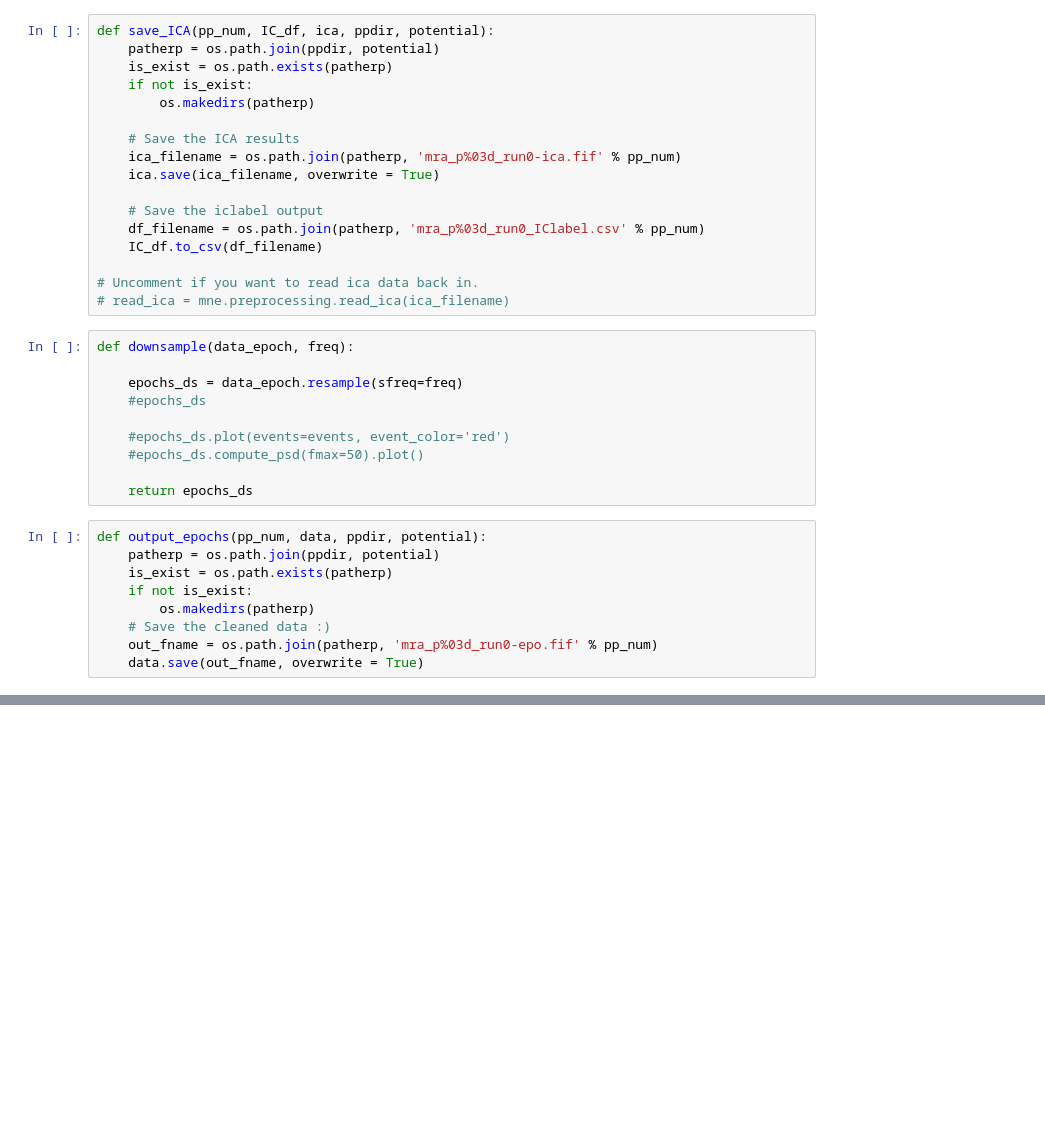
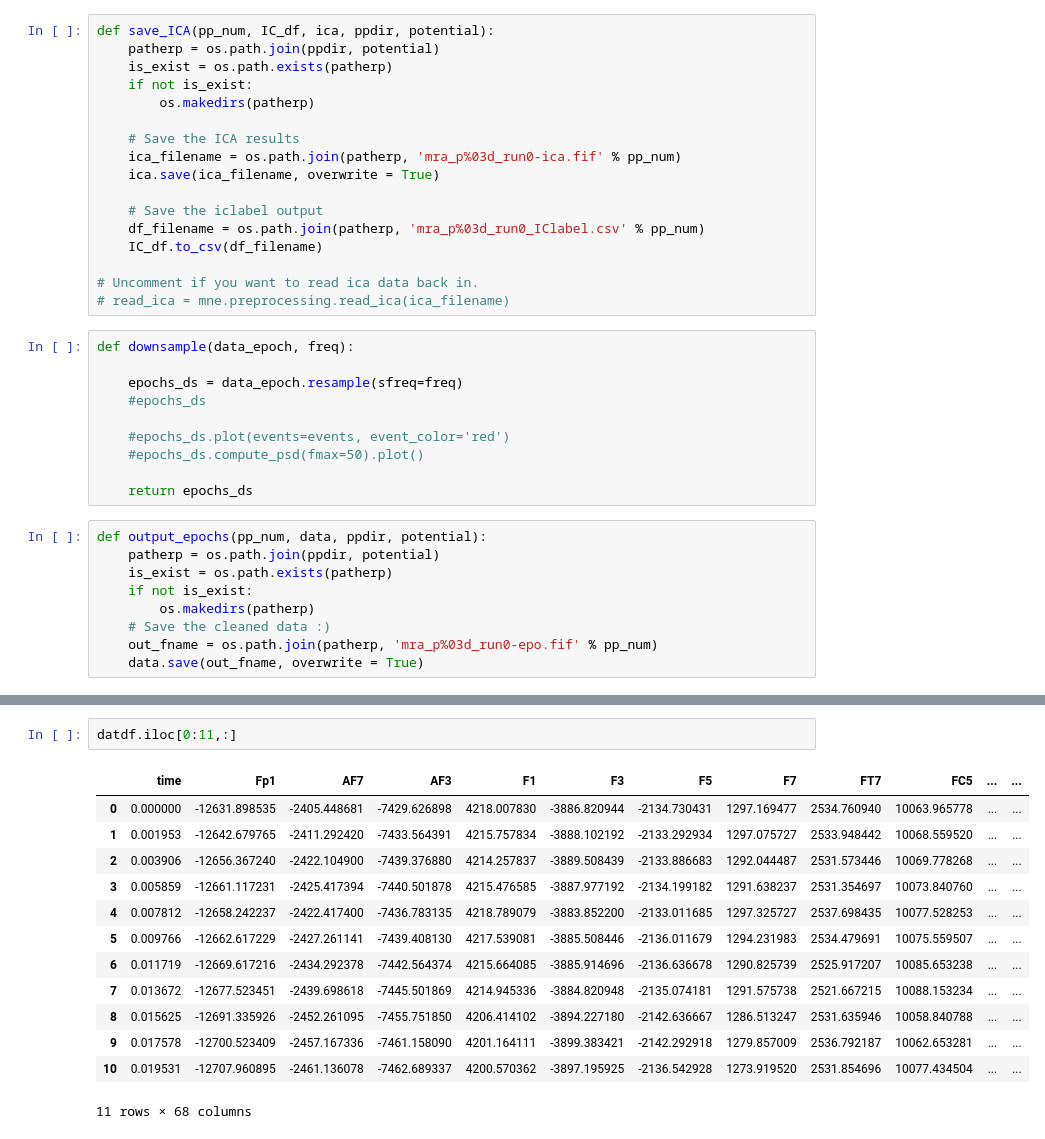
Before and after one commit to rgastrock/MirRevAdaptEEG, a Jupyter notebook: ana/MirRevAdapt_Preprocessing_funcs.ipynb, the cells around one changed output, grey strips where cells are left out. Cells and saved outputs as stored; diff of their text form; blank space fills up the shorter version.

```diff
--- a/ana/MirRevAdapt_Preprocessing_funcs.ipynb
+++ b/ana/MirRevAdapt_Preprocessing_funcs.ipynb
@@ -341,0 +319,16 @@ Writing ICA solution to F:\Documents\Science\MirRevAdaptEEG\data\eeg\p000\lrp\mr
+# %%
+datdf.iloc[0:11,:]
+# %% [output]
+|  | time | Fp1 | AF7 | AF3 | F1 | F3 | F5 | F7 | FT7 | FC5 | ... | ... |
+| 0 | 0.000000 | -12631.898535 | -2405.448681 | -7429.626898 | 4218.007830 | -3886.820944 | -2134.730431 | 1297.169477 | 2534.760940 | 10063.965778 | ... | ... |
+| 1 | 0.001953 | -12642.679765 | -2411.292420 | -7433.564391 | 4215.757834 | -3888.102192 | -2133.292934 | 1297.075727 | 2533.948442 | 10068.559520 | ... | ... |
+| 2 | 0.003906 | -12656.367240 | -2422.104900 | -7439.376880 | 4214.257837 | -3889.508439 | -2133.886683 | 1292.044487 | 2531.573446 | 10069.778268 | ... | ... |
+| 3 | 0.005859 | -12661.117231 | -2425.417394 | -7440.501878 | 4215.476585 | -3887.977192 | -2134.199182 | 1291.638237 | 2531.354697 | 10073.840760 | ... | ... |
+| 4 | 0.007812 | -12658.242237 | -2422.417400 | -7436.783135 | 4218.789079 | -3883.852200 | -2133.011685 | 1297.325727 | 2537.698435 | 10077.528253 | ... | ... |
+| 5 | 0.009766 | -12662.617229 | -2427.261141 | -7439.408130 | 4217.539081 | -3885.508446 | -2136.011679 | 1294.231983 | 2534.479691 | 10075.559507 | ... | ... |
+| 6 | 0.011719 | -12669.617216 | -2434.292378 | -7442.564374 | 4215.664085 | -3885.914696 | -2136.636678 | 1290.825739 | 2525.917207 | 10085.653238 | ... | ... |
+| 7 | 0.013672 | -12677.523451 | -2439.698618 | -7445.501869 | 4214.945336 | -3884.820948 | -2135.074181 | 1291.575738 | 2521.667215 | 10088.153234 | ... | ... |
+| 8 | 0.015625 | -12691.335926 | -2452.261095 | -7455.751850 | 4206.414102 | -3894.227180 | -2142.636667 | 1286.513247 | 2531.635946 | 10058.840788 | ... | ... |
+| 9 | 0.017578 | -12700.523409 | -2457.167336 | -7461.158090 | 4201.164111 | -3899.383421 | -2142.292918 | 1279.857009 | 2536.792187 | 10062.653281 | ... | ... |
+| 10 | 0.019531 | -12707.960895 | -2461.136078 | -7462.689337 | 4200.570362 | -3897.195925 | -2136.542928 | 1273.919520 | 2531.854696 | 10077.434504 | ... | ... |
+11 rows × 68 columns
```
Also changed, not shown: parts of 6 cells of this notebook, 14 other files.
